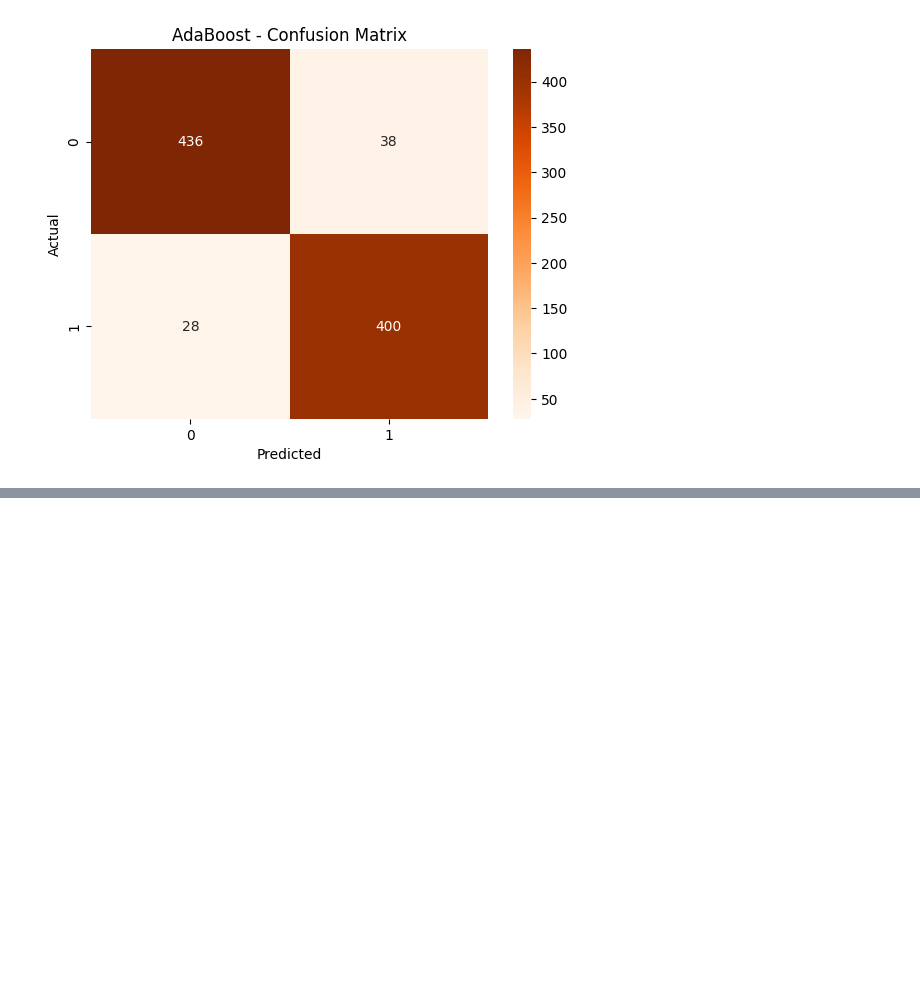
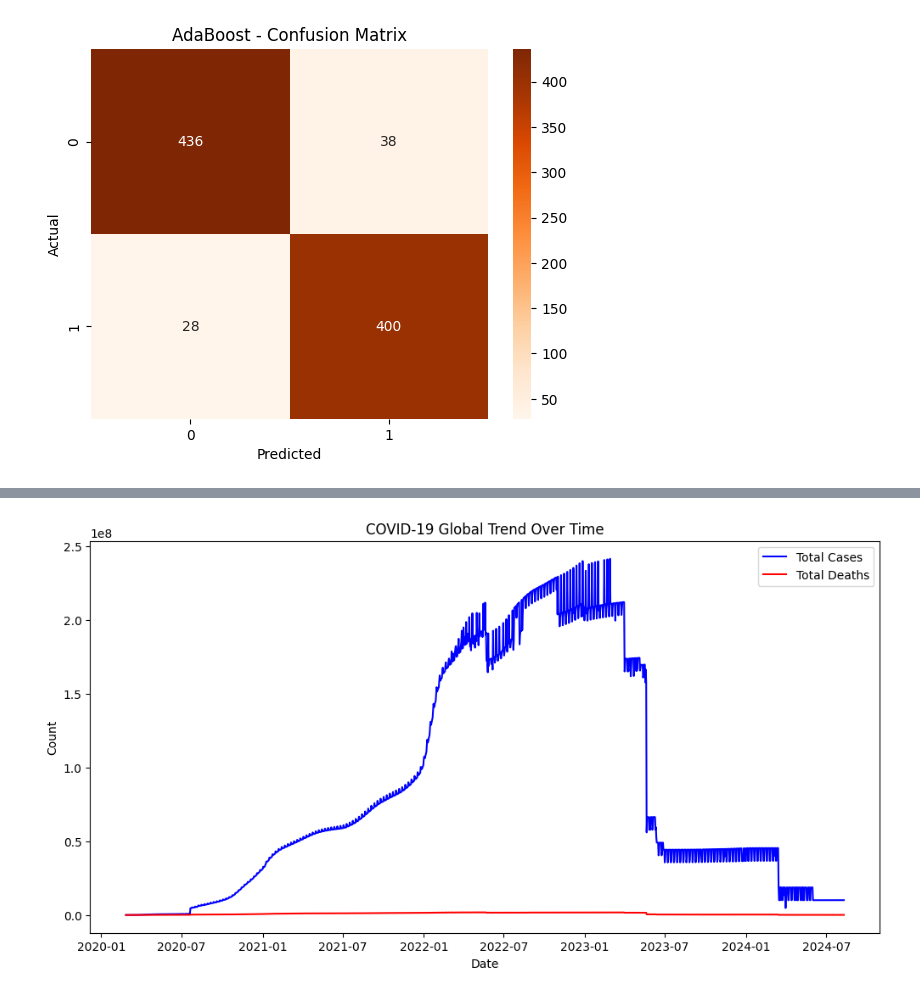
Before and after one commit to devansh391k/COVID-19-ANALYSIS-DATA-SCIENCE-PROJECT-, a Jupyter notebook: COVID19_ANALYSIS.ipynb, the cells around one changed output, grey strips where cells are left out. Drawn from its saved outputs; the diff is of its cells as text; code cells hidden in the pictures; blank space fills up the shorter version.

```diff
--- a/COVID19_ANALYSIS.ipynb
+++ b/COVID19_ANALYSIS.ipynb
@@ -1184,0 +1264,19 @@ Confusion Matrix:
+# %%
+import matplotlib.pyplot as plt
+
+# Convert date column to datetime
+df['date'] = pd.to_datetime(df['date'])
+
+# Group by date and sum values
+trend = df.groupby('date')[['total_cases','total_deaths']].sum().reset_index()
+
+plt.figure(figsize=(12,6))
+plt.plot(trend['date'], trend['total_cases'], label='Total Cases', color='blue')
+plt.plot(trend['date'], trend['total_deaths'], label='Total Deaths', color='red')
+plt.title("COVID-19 Global Trend Over Time")
+plt.xlabel("Date")
+plt.ylabel("Count")
+plt.legend()
+plt.show()
+# %% [output]
+[figure, added]
```
Also changed, not shown: parts of 4 cells of this notebook.
